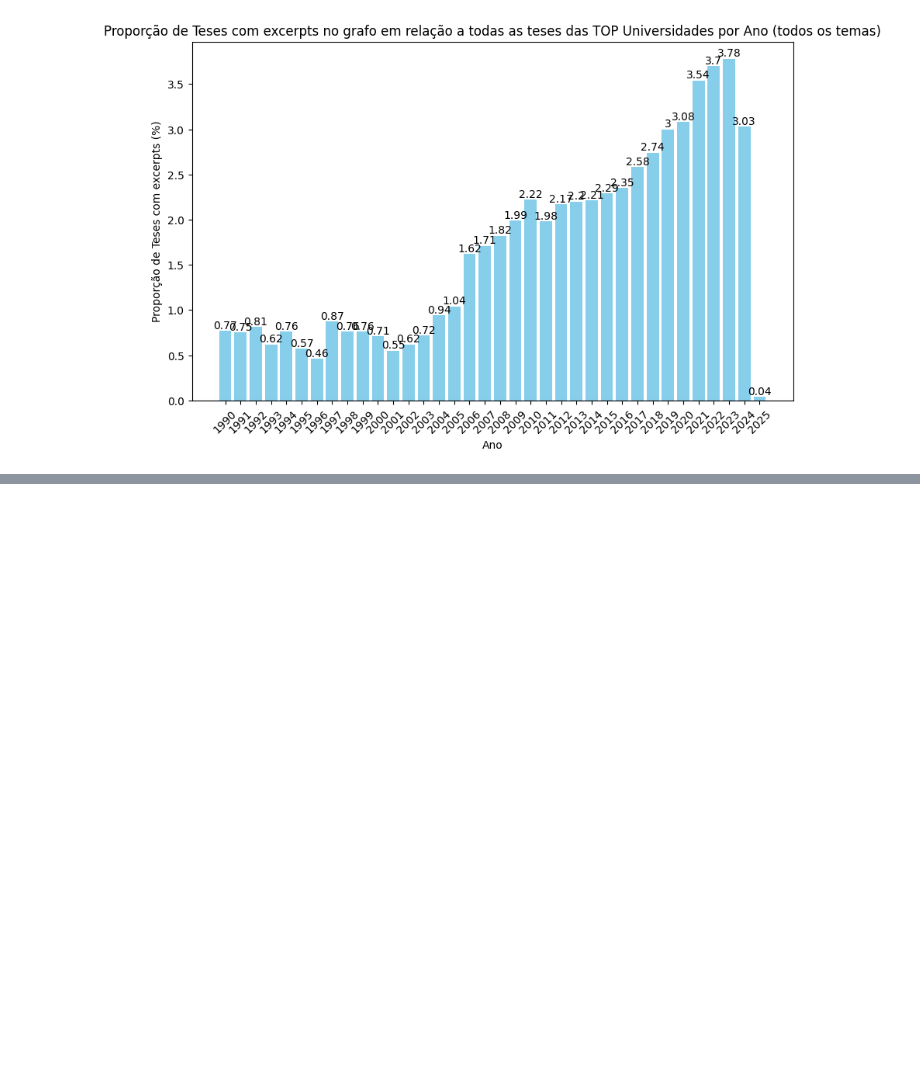
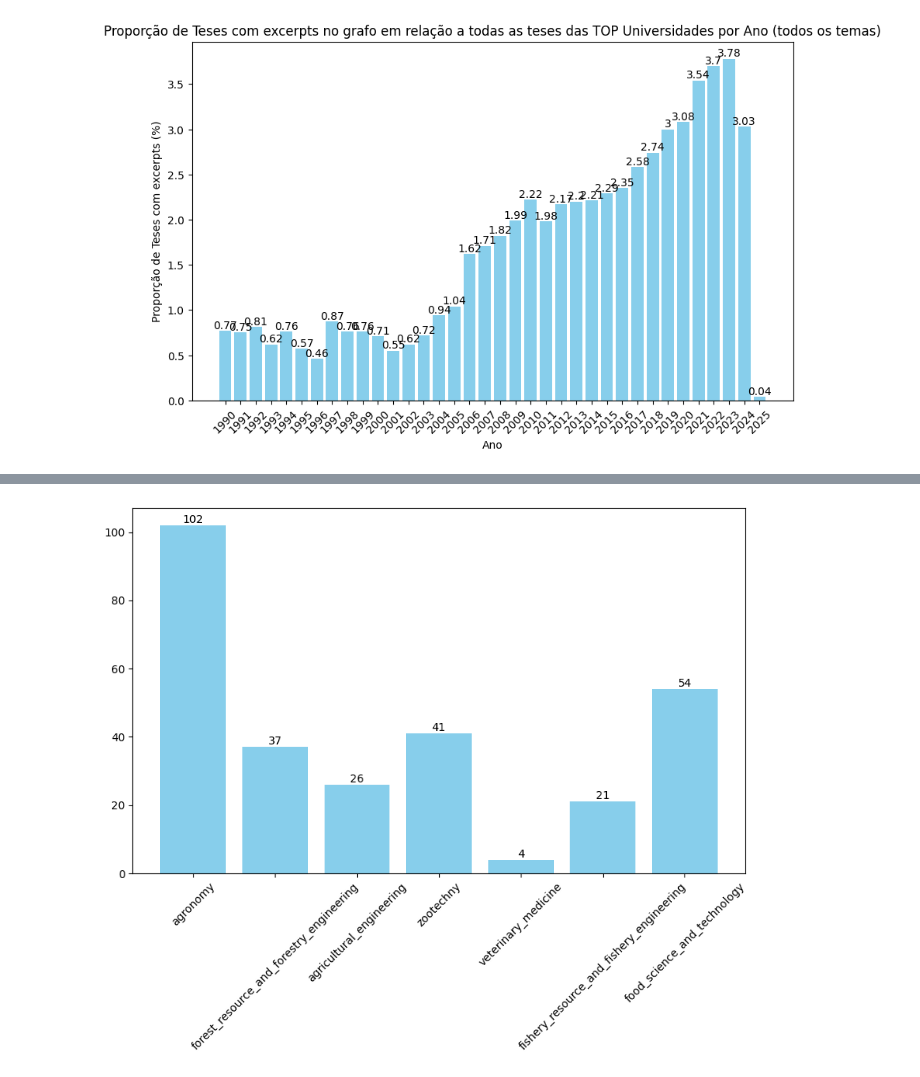
Before and after one commit to fabiocorreacordeiro/Indigenous-Slavery-KG, a Jupyter notebook: EDA.ipynb, the cells around one changed output, grey strips where cells are left out. Cells and saved outputs as stored; diff of their text form; code cells hidden in the pictures; blank space fills up the shorter version.

```diff
--- a/EDA.ipynb
+++ b/EDA.ipynb
@@ -303,0 +357,15 @@ Assuntos
+# %%
+# Ciências Agrárias
+
+CNPQ_nivel_1  = [
+    'tag:stardog:api:agronomy',
+    'tag:stardog:api:forest_resource_and_forestry_engineering',
+    'tag:stardog:api:agricultural_engineering',
+    'tag:stardog:api:zootechny',
+    'tag:stardog:api:veterinary_medicine',
+    'tag:stardog:api:fishery_resource_and_fishery_engineering',
+    'tag:stardog:api:food_science_and_technology']
+
+cnpq_plot(CNPQ_nivel_1)
+# %% [output]
+[figure, added]
```
Also changed, not shown: parts of 13 cells of this notebook, 3 other files.
